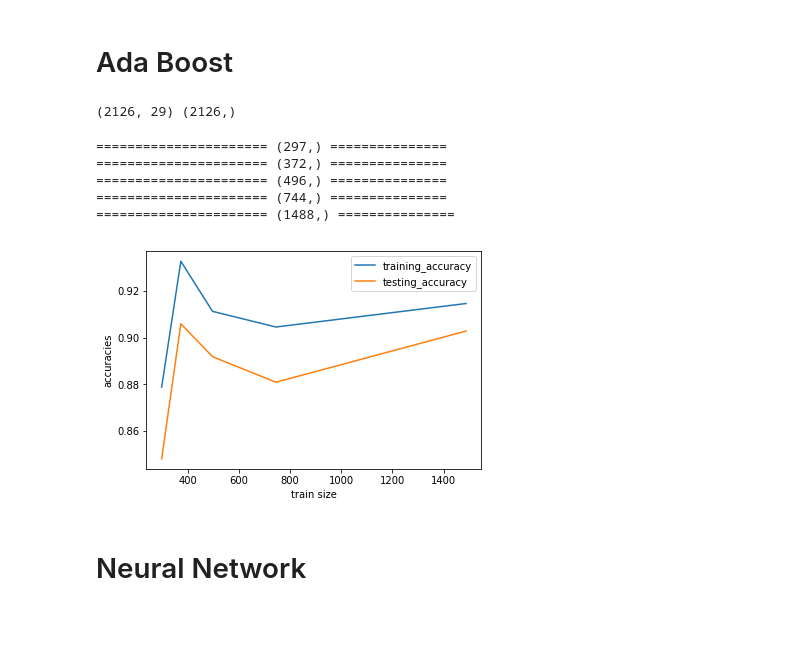
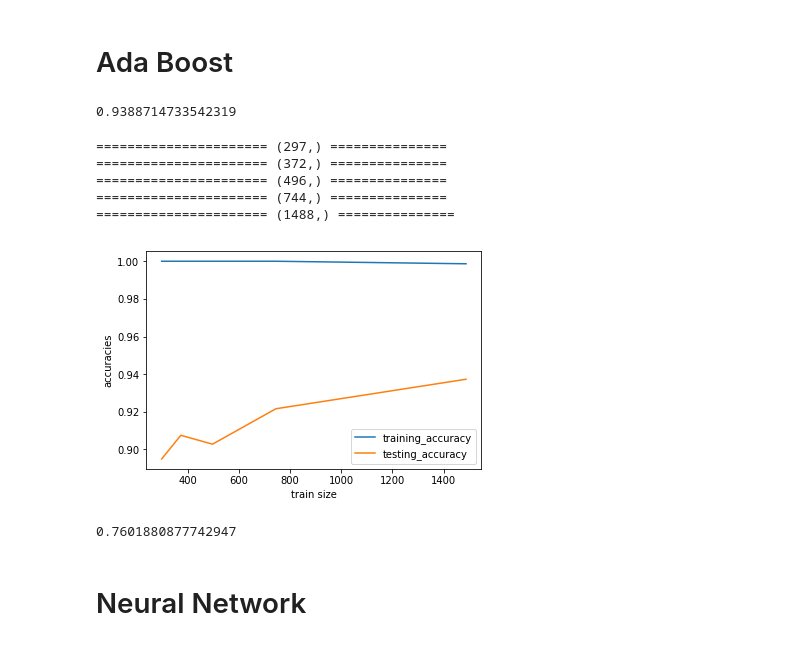
Before and after one commit to kerrywang/machine-learning-pr2, a Jupyter notebook: Fetal-Heart-Rate-Data.ipynb, the cells around one changed output. Cells and saved outputs as stored; diff of their text form; code cells hidden in the pictures.

```diff
--- a/Fetal-Heart-Rate-Data.ipynb
+++ b/Fetal-Heart-Rate-Data.ipynb
@@ -80,14 +79,10 @@ def accuracies_vs_trainsize(X_train, y_train, X_test, y_test, classifier_creatio
 # Ada Boost
 # %%
 from sklearn.model_selection import train_test_split
-y = train['NSP'].values
-X = train[list_to_normalize].values
-print (X.shape, y.shape)
+
 
 X_train, X_test, y_train, y_test = train_test_split(
     X, y, test_size=0.3, random_state=0)
-# %% [output]
-(2126, 29) (2126,)
 # %%
 import numpy as np # linear algebra
 import pandas as pd # data processing, CSV file I/O (e.g. pd.read_csv)
@@ -95,41 +90,43 @@ from sklearn import metrics
 from sklearn.ensemble import AdaBoostClassifier
 from sklearn.tree import DecisionTreeClassifier
 from subprocess import check_output
+from sklearn.preprocessing import LabelBinarizer
 from sklearn.preprocessing import StandardScaler
 from sklearn.model_selection import train_test_split, GridSearchCV
 
 # experienment on the best hyper parameters
-
-# param_grid = {"base_estimator__criterion" : ["gini", "entropy"],
-#               "base_estimator__splitter" :   ["best", "random"],
-#               "n_estimators": [i for i in range(200, 1000, 100)],
-
-#              }
-# ada_classifier.fit(X_train, y_train)
-# # grid_search_ABC = GridSearchCV(ada_classifier, param_grid=param_grid, scoring = 'roc_auc')
-# # print (grid_search_ABC)
-# training_accuracy = metrics.accuracy_score(ada_classifier.predict(X_train), y_train)
-# print (training_accuracy)
-
-
-
-# test on the best hyper parameters
-def accuracy_evaluation(xtrain, ytrain, xtest, ytest, classifier):
-    classifier.fit(xtrain, ytrain)
-    train_acc = metrics.accuracy_score(classifier.predict(xtrain), ytrain)
-    test_acc = metrics.accuracy_score(classifier.predict(X_test), y_test)
-    return train_acc, test_acc
-
-def classifier_generator(size):
-    return AdaBoostClassifier(DecisionTreeClassifier(max_depth=1), n_estimators=200, algorithm="SAMME.R", learning_rate=0.05)
-
-accuracies_vs_trainsize(X_train, y_train, X_test, y_test, classifier_generator, accuracy_evaluation)
-# %% [output]
-====================== (297,) ===============
-====================== (372,) ===============
-====================== (496,) ===============
-====================== (744,) ===============
-====================== (1488,) ===============
-[figure, removed]
+# %%
+classifier = AdaBoostClassifier(DecisionTreeClassifier(max_depth=6, ), n_estimators=400, algorithm="SAMME.R", learning_rate=0.05)
+classifier.fit(X_train, y_train)
+classifier.score(X_test, y_test)
+# %% [output]
+0.9388714733542319
+# %%
+# test on the accuracy vs train size graph
+def accuracy_evaluation(xtrain, ytrain, xtest, ytest, classifier):
+    classifier.fit(xtrain, ytrain)
+    train_acc = metrics.accuracy_score(classifier.predict(xtrain), ytrain)
+    test_acc = metrics.accuracy_score(classifier.predict(X_test), y_test)
+    return train_acc, test_acc
+
+def classifier_generator():
+    return AdaBoostClassifier(DecisionTreeClassifier(max_depth=6, ), n_estimators=400, algorithm="SAMME.R", learning_rate=0.05)
+
+X_train, X_test, y_train, y_test = train_test_split(
+    X, y, test_size=0.3, random_state=0)
+accuracies_vs_trainsize(X_train, y_train, X_test, y_test, classifier_generator, accuracy_evaluation)
+# %% [output]
+====================== (297,) ===============
+====================== (372,) ===============
+====================== (496,) ===============
+====================== (744,) ===============
+====================== (1488,) ===============
+[figure, added]
+# %%
+classifier = AdaBoostClassifier(DecisionTreeClassifier(max_depth=1, ), n_estimators=40000, algorithm="SAMME.R", learning_rate=0.05)
+classifier.fit(X_train, y_train)
+classifier.score(X_test, y_test)
+# %% [output]
+0.7601880877742947
 # %% [markdown]
 # Neural Network
```
Also changed, not shown: parts of 26 cells of this notebook, 10 other files.
